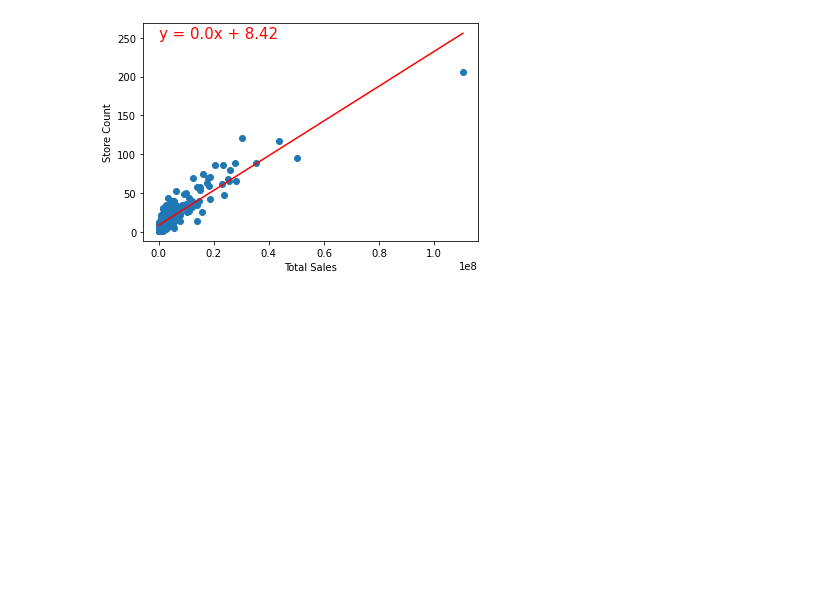
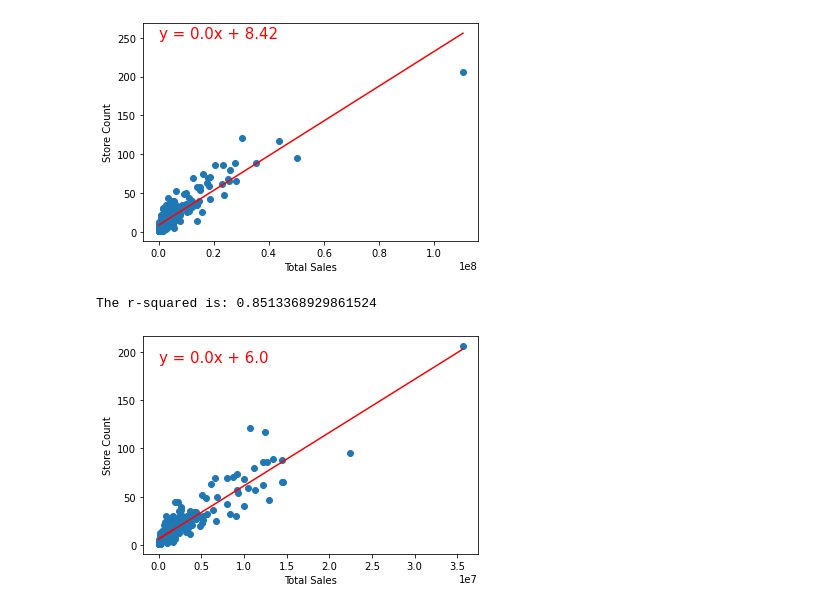
Before and after one commit to KelliDSmith/SMU_Project1_Group1, a Jupyter notebook: regression_kelli.ipynb, the cells around one changed output. Cells and saved outputs as stored; diff of their text form; code cells hidden in the pictures; blank space fills up the shorter version.

```diff
--- a/regression_kelli.ipynb
+++ b/regression_kelli.ipynb
@@ -247,0 +250,8 @@ cityzip_2019.corr()
+# %%
+#2020 zip code and census, includes city
+cityzip_2020 = pd.DataFrame(df_2020.groupby(['location_city','location_zip'])['total_receipts'].sum()).reset_index()
+cityzip_2020 = pd.merge(cityzip_2020,censusdf,on="location_zip",how="left")
+cityzip_2020 = pd.merge(cityzip_2020,zip_unique_stores,on="location_zip",how='left')
+cityzip_2020['store_avg']=cityzip_2020.total_receipts/cityzip_2019.store_count
+cityzip_2020 = cityzip_2020.dropna(how='any')
+cityzip_2020.corr()
@@ -262,3 +284,20 @@ plt.show()
 # %% [output]
 The r-squared is: 0.8309502584663078
 [figure]
+# %%
+# 2020 zip total sales vs store count
+x_values = cityzip_2020['total_receipts']
+y_values = cityzip_2020['store_count']
+(slope, intercept, rvalue, pvalue, stderr) = linregress(x_values, y_values)
+regress_values = x_values * slope + intercept
+line_eq = "y = " + str(round(slope,2)) + "x + " + str(round(intercept,2))
+plt.scatter(x_values,y_values)
+plt.plot(x_values,regress_values,"r-")
+plt.annotate(line_eq,(0,190),fontsize=15,color="red")
+plt.xlabel('Total Sales')
+plt.ylabel('Store Count')
+print(f"The r-squared is: {rvalue**2}")
+plt.show()
+# %% [output]
+The r-squared is: 0.8513368929861524
+[figure, added]
```
Also changed, not shown: parts of 4 cells of this notebook.
